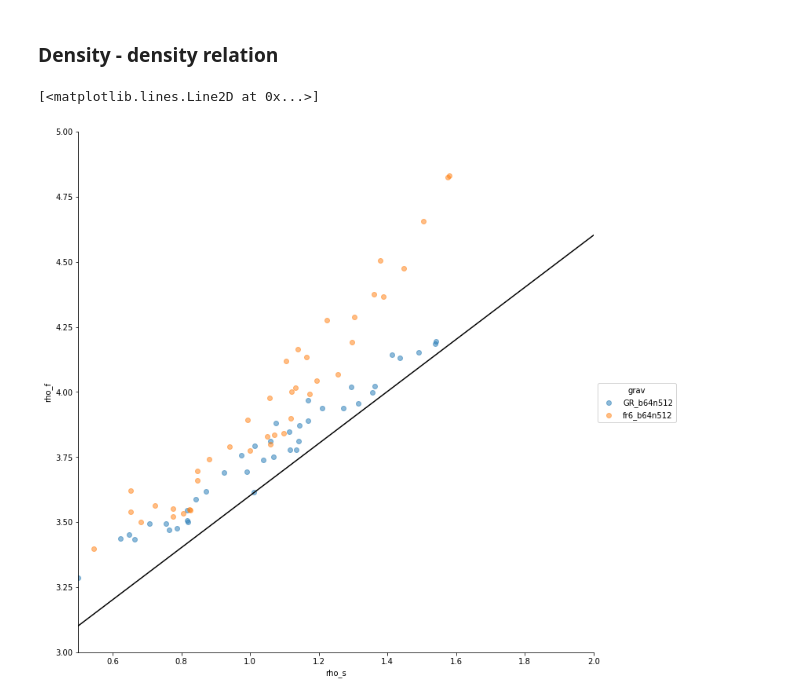
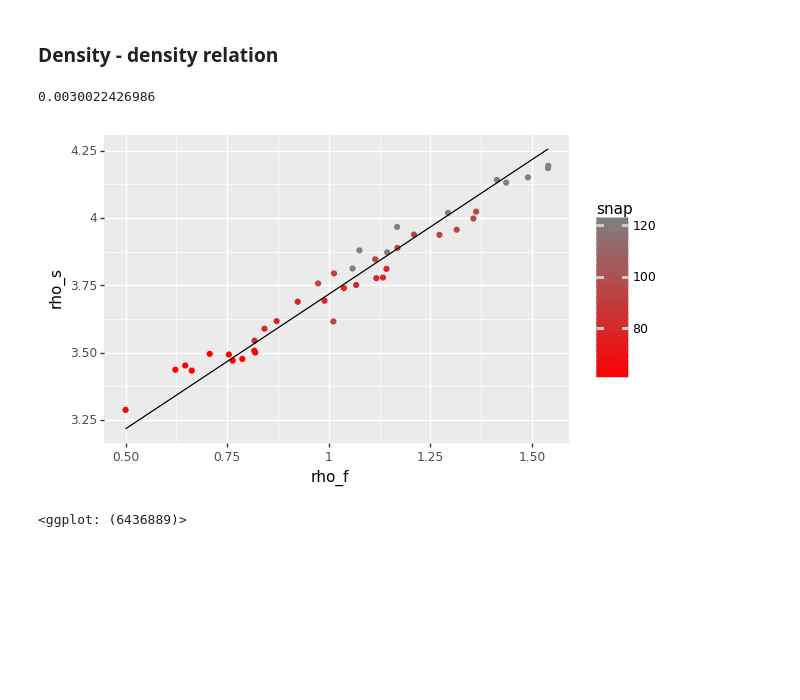
Before and after one commit to oleskiewicz/hbtp, a Jupyter notebook: notebook.ipynb, the cells around one changed output. Cells and saved outputs as stored; diff of their text form; code cells hidden in the pictures; blank space fills up the shorter version.

Commit message:
Update Notebook
ggplot -> plotnine

```diff
--- a/notebook.ipynb
+++ b/notebook.ipynb
@@ -206,13 +202,32 @@ import seaborn as sns
 # %%
-d = pd.read_csv("./nfw.csv")
-# d = d[d['snap'] == 122]
+d = pd.read_csv("./output/result.nfw.csv")
-# %%
-sns.FacetGrid(d, hue='grav', size=10)\
-    .map(plt.scatter, 'rho_s', 'rho_f', alpha=0.5)\
-    .add_legend()
-plt.xlim((0.5, 2.0))
-plt.ylim((3.0, 5.0))
-plt.plot([0.5, 2.0], np.log10(400.0 * np.power(10.0, np.array([0.5, 2.0]))), 'k-')
-# %% [output]
-[<matplotlib.lines.Line2D at 0x...>]
-[figure, removed]
+# %%
+x, y = d[d['grav'] == 'GR_b64n512']['rho_f'], d[d['grav'] == 'GR_b64n512']['rho_s']
+
+def f(x, a):
+    return a + x
+
+popt, pcov = curve_fit(f, x, y)
+
+print(sum((f(x, *popt) - y)**2.0) / float(len(y) - len(popt)))
+# %% [output]
+0.0030022426986
+# %%
+ggplot(
+    d[d['grav'] == 'GR_b64n512'],
+    aes(
+        x='rho_f',
+        y='rho_s',
+    )) +\
+    geom_point(aes(
+        color='snap',
+#         color='bin',
+#         shape='grav',
+    )) +\
+    scale_color_desaturate() +\
+    geom_line(
+        data=pd.DataFrame({'rho_f': x, 'rho_s': [popt[0] + ix for ix in x]}),
+    )
+# %% [output]
+[figure, added]
+<ggplot: (6436889)>
```
Also changed, not shown: parts of 6 cells of this notebook.
